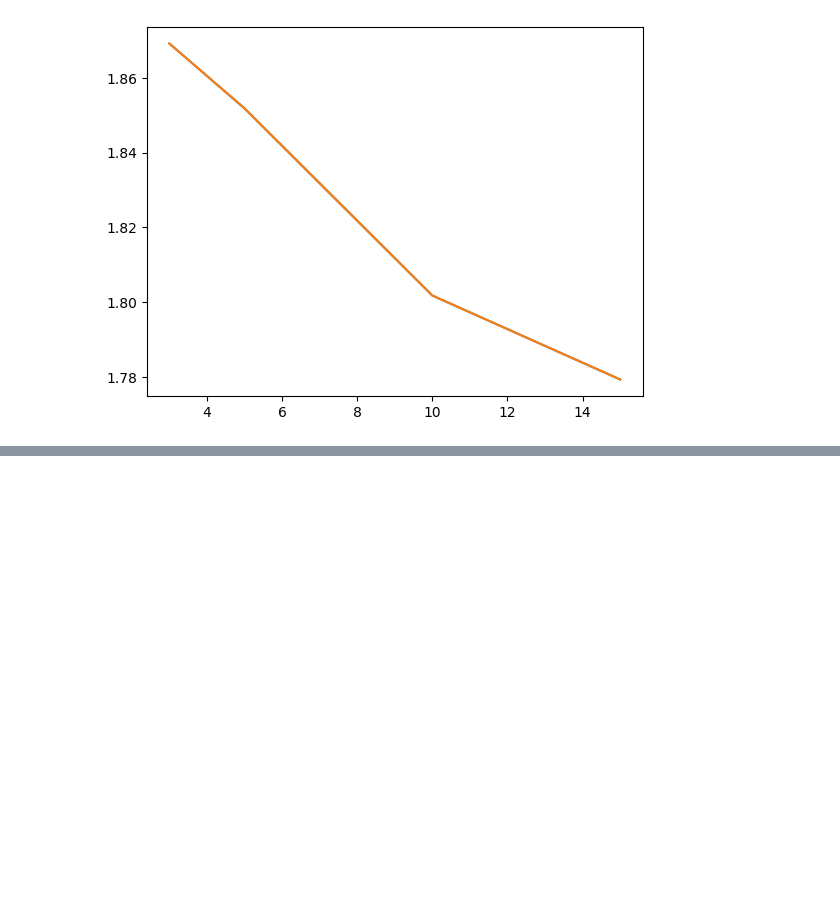
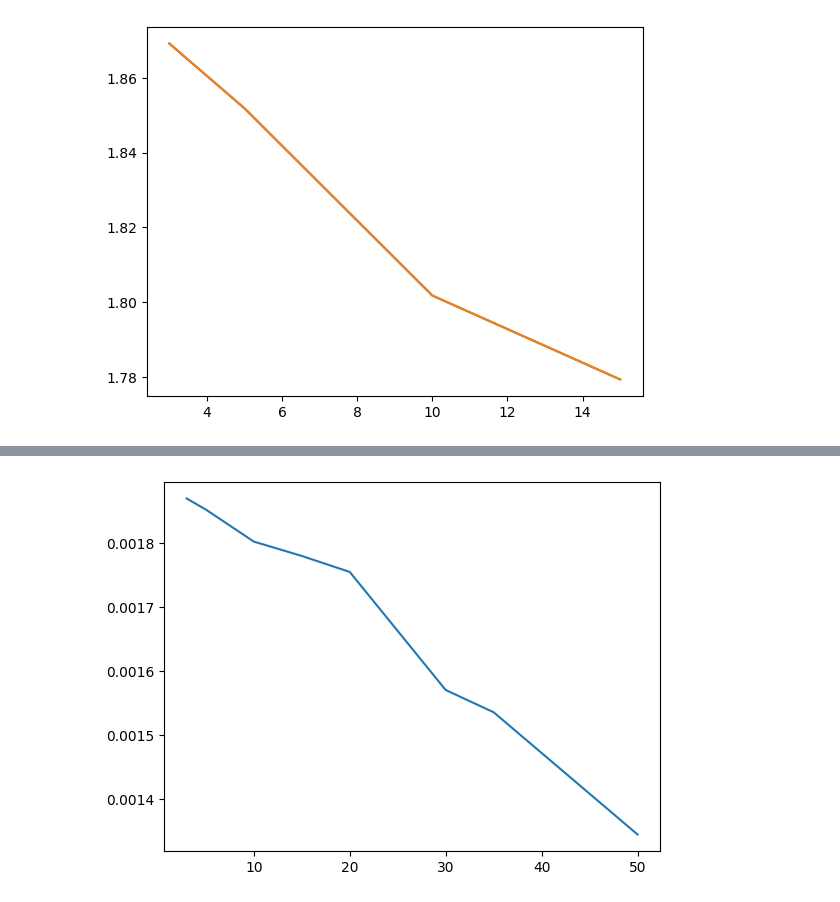
Before and after one commit to TWilson05/IAAF_Points, a Jupyter notebook: code_workbook.ipynb, the cells around one changed output, grey strips where cells are left out. Cells and saved outputs as stored; diff of their text form; code cells hidden in the pictures; blank space fills up the shorter version.

```diff
--- a/code_workbook.ipynb
+++ b/code_workbook.ipynb
@@ -391,0 +487,5 @@ print(int(points))
+# %%
+plt.plot(dists,1/np.array(p_means), label='Mean')
+plt.show()
+# %% [output]
+[figure, added]
```
Also changed, not shown: parts of 19 cells of this notebook, 3 other files.
